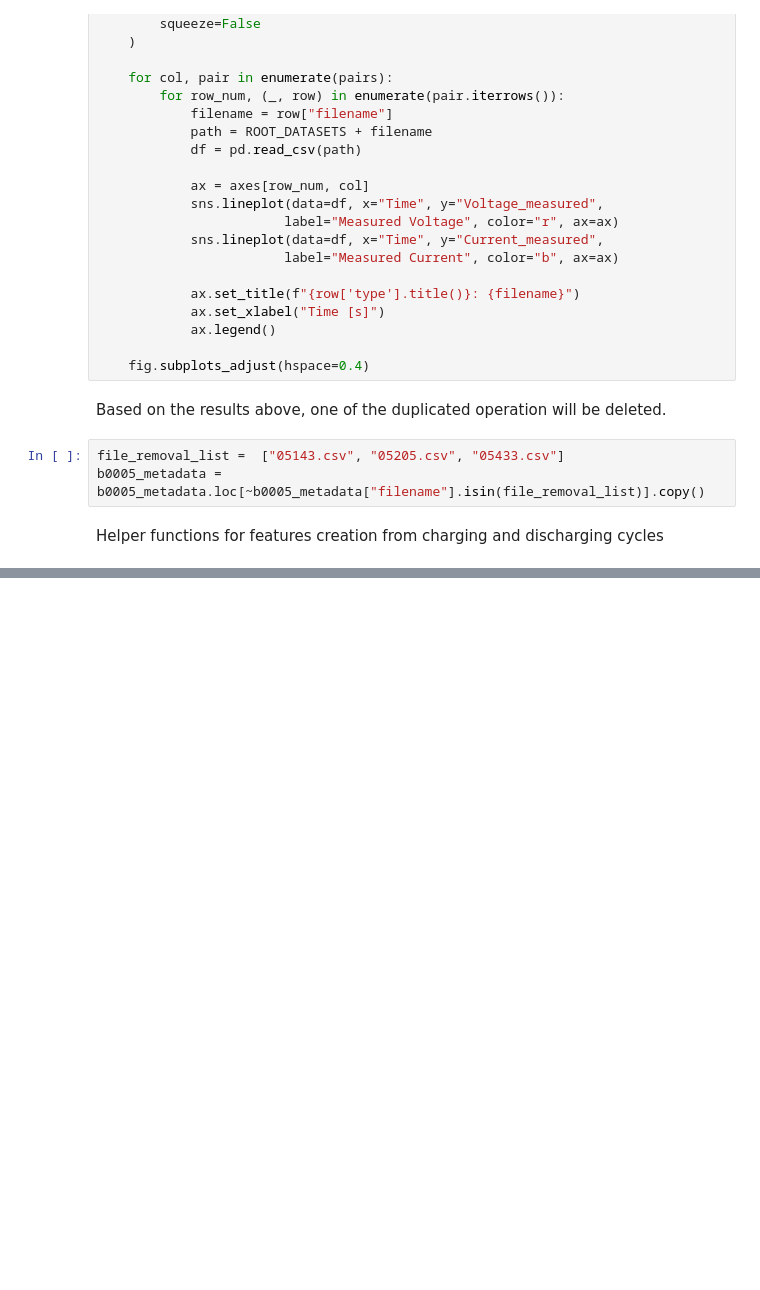
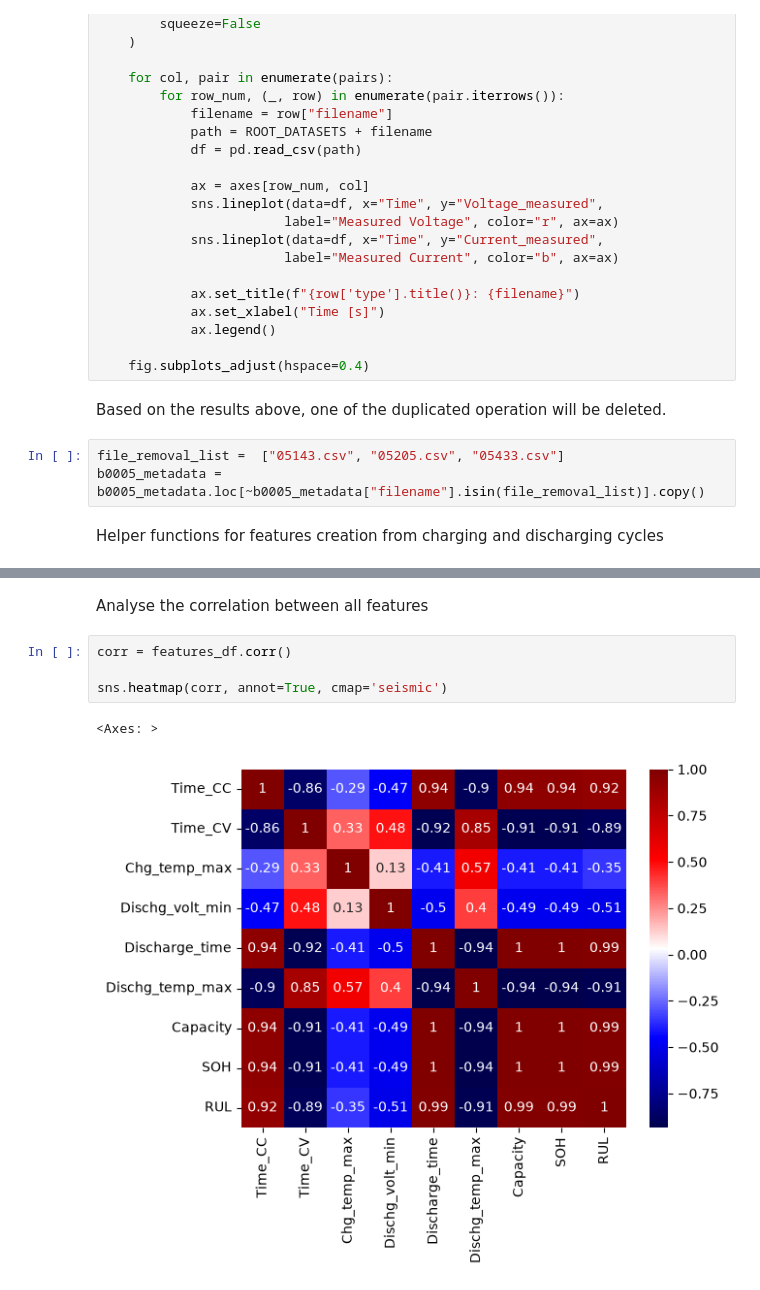
Before and after one commit to RobertMatei35/DataScienceProjects, a Jupyter notebook: Intermediate/Battery_RUL_Estimator/Battery_RUL_Estimator.ipynb, the cells around one changed output, grey strips where cells are left out. Cells and saved outputs as stored; diff of their text form; blank space fills up the shorter version.

Commit message:
Created correlation map between features

```diff
--- a/Intermediate/Battery_RUL_Estimator/Battery_RUL_Estimator.ipynb
+++ b/Intermediate/Battery_RUL_Estimator/Battery_RUL_Estimator.ipynb
@@ -260,0 +246,9 @@ memory usage: 10.6 KB
+# %% [markdown]
+Analyse the correlation between all features
+# %%
+corr = features_df.corr()
+
+sns.heatmap(corr, annot=True, cmap='seismic')
+# %% [output]
+<Axes: >
+[figure, added]
```
Also changed, not shown: parts of 4 cells of this notebook.
